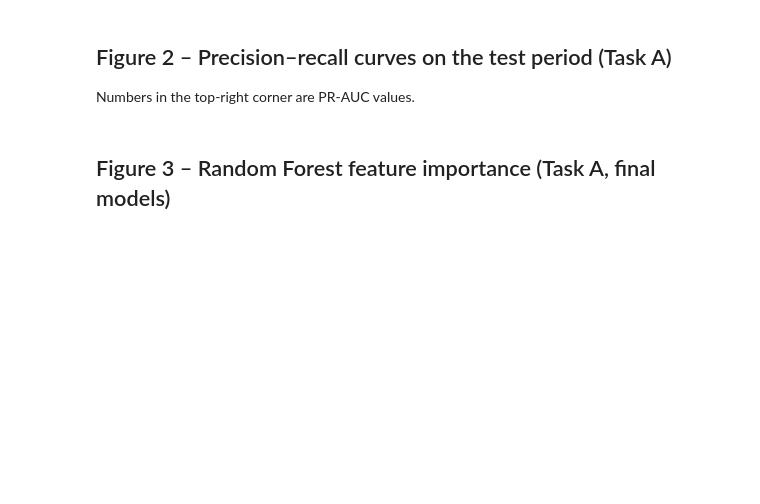
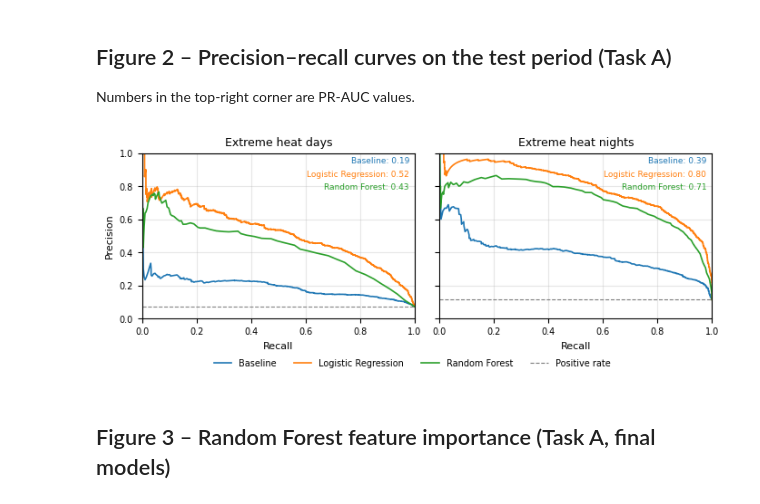
Before and after one commit to pooloom69/Predicting-Extreme-Heat-in-Southern-California, a Jupyter notebook: CPSC483_evaluation.ipynb, the cells around one changed output. Cells and saved outputs as stored; diff of their text form; code cells hidden in the pictures; blank space fills up the shorter version.

Commit message:
update pr_curves figure

```diff
--- a/CPSC483_evaluation.ipynb
+++ b/CPSC483_evaluation.ipynb
@@ -358,27 +404,32 @@ save_fig("fig1_yearly_counts")
 
 Numbers in the top-right corner are PR-AUC values.
 # %%
+DISPLAY_NAME = {"Climatology": "Baseline"}   # name shown in the figure
+
 fig, axes = plt.subplots(1, 2, figsize=(7.0, 2.6), sharey=True)
 for ax, target in zip(axes, A_TARGETS):
-    for name in A_MODELS:
+    for k, name in enumerate(A_MODELS):
         y_true, proba = a_test_proba[(target, name)]
         precision, recall, _ = precision_recall_curve(y_true, proba)
         ap = average_precision_score(y_true, proba)
-        ax.plot(recall, precision, label=name, linewidth=1.2)
-        ax.text(0.98, 0.98 - 0.08 * list(A_MODELS).index(name), f"{name}: {ap:.2f}",
+        label = DISPLAY_NAME.get(name, name)
+        line, = ax.plot(recall, precision, label=label, linewidth=1.2)
+        ax.text(0.98, 0.98 - 0.08 * k, f"{label}: {ap:.2f}",
                 transform=ax.transAxes, ha="right", va="top", fontsize=6.5,
-                color=ax.lines[-1].get_color())
+                color=line.get_color())
     ax.axhline(y_true.mean(), color="grey", linestyle="--", linewidth=0.8,
                label="Positive rate")
     ax.set_title(TARGET_LABEL[target])
     ax.set_xlabel("Recall")
     ax.set_xlim(0, 1)
     ax.set_ylim(0, 1)
     ax.grid(alpha=0.3)
 axes[0].set_ylabel("Precision")
 handles, labels = axes[0].get_legend_handles_labels()
 fig.legend(handles, labels, loc="lower center", ncol=4, frameon=False, bbox_to_anchor=(0.5, -0.06))
 save_fig("fig2_pr_curves")
+# %% [output]
+[figure, added]
 # %% [markdown]
 ## Figure 3 – Random Forest feature importance (Task A, final models)
 # %%
```
Also changed, not shown: parts of 11 cells of this notebook, 3 other files.
